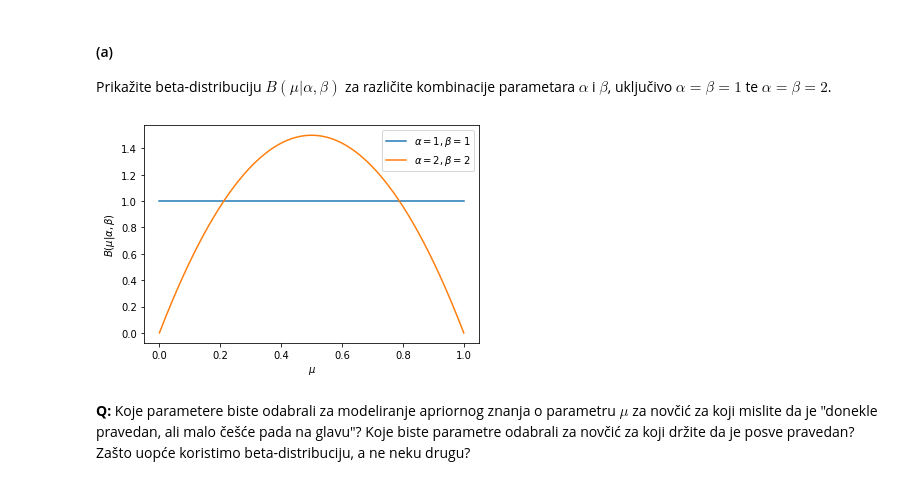
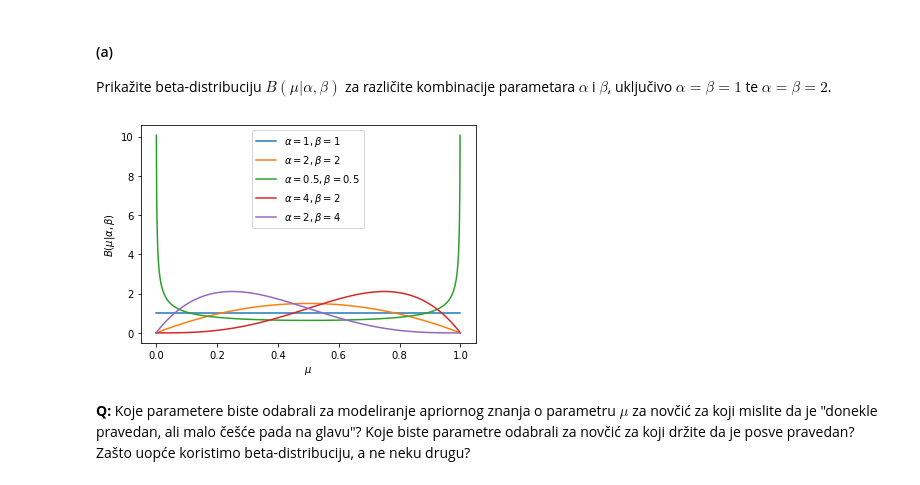
Before and after one commit to tomislavbjelcic/fer-tomislav, a Jupyter notebook: semestar_7/strojno/lab/SU1-2021-13-14-Procjena-parametara.ipynb, the cells around one changed output. Cells and saved outputs as stored; diff of their text form; code cells hidden in the pictures.

Commit message:
gotov strojno lab iz procjena parametara, predajem ovo kao rjesenje

```diff
--- a/semestar_7/strojno/lab/SU1-2021-13-14-Procjena-parametara.ipynb
+++ b/semestar_7/strojno/lab/SU1-2021-13-14-Procjena-parametara.ipynb
@@ -100,20 +97,21 @@ likelihood_plot(mus, {10:[0,9]})
 
 Prikažite beta-distribuciju $B(\mu|\alpha,\beta)$ za različite kombinacije parametara $\alpha$ i $\beta$, uključivo $\alpha=\beta=1$ te $\alpha=\beta=2$.
 # %%
+
 from scipy.stats import beta
 
 # Vaš kôd ovdje...
-params = [(1, 1), (2, 2)]
+params = [(1, 1), (2, 2), (0.5, 0.5), (4, 2), (2, 4)]
 
 for a,b in params:
     pdf_vals = beta.pdf(mus, a, b)
     plt.plot(mus, pdf_vals, label="$\\alpha = {}, \\beta = {}$".format(a, b))
 plt.legend(loc="best")
 plt.ylabel("$B (\\mu | \\alpha, \\beta)$")
 plt.xlabel("$\\mu$")
 plt.show()
 # %% [output]
-[figure, old version]
+[figure, new version]
 # %% [markdown]
 **Q:** Koje parametere biste odabrali za modeliranje apriornog znanja o parametru $\mu$ za novčić za koji mislite da je "donekle pravedan, ali malo češće pada na glavu"? Koje biste parametre odabrali za novčić za koji držite da je posve pravedan? Zašto uopće koristimo beta-distribuciju, a ne neku drugu?
 # %% [markdown]
```
Also changed, not shown: parts of 8 cells of this notebook.
